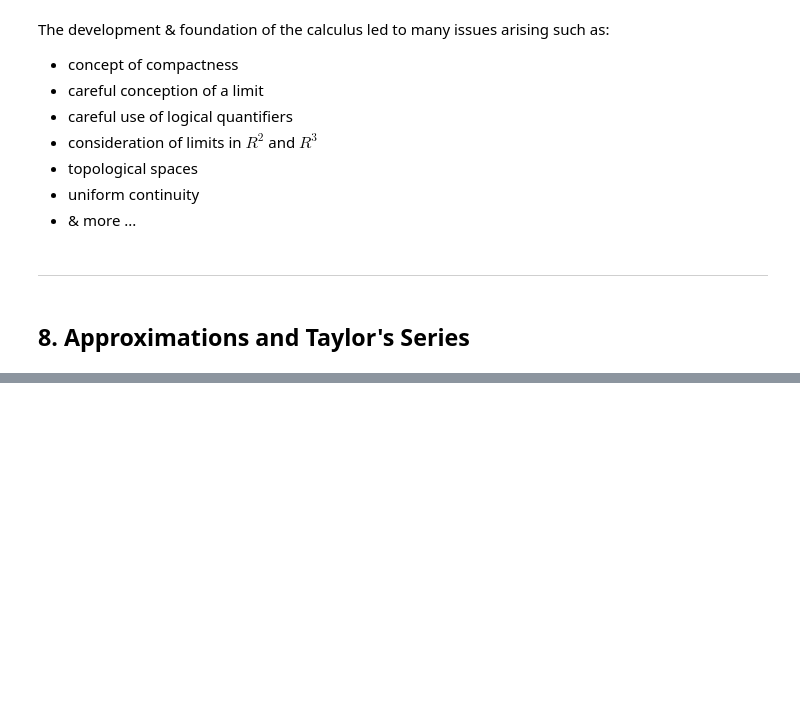
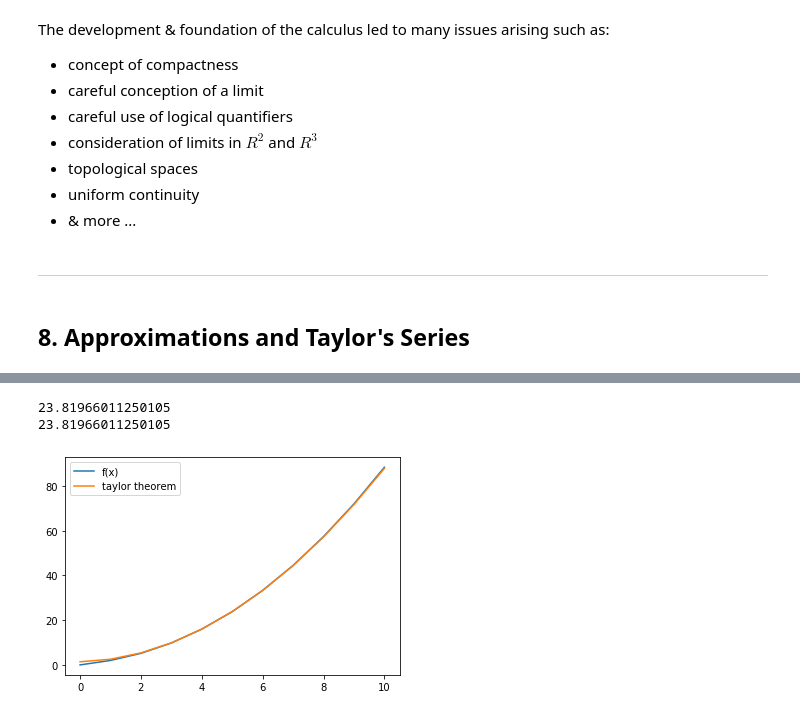
Before and after one commit to James-G-Hill/Sympy-Companion-to-Mathematics-Form-and-Function, a Jupyter notebook: Chapter 6.ipynb, the cells around one changed output, grey strips where cells are left out. Saved outputs shown, nothing was run; the diff lists cells and outputs as text; code cells hidden in the pictures; blank space fills up the shorter version.

```diff
--- a/Chapter 6.ipynb
+++ b/Chapter 6.ipynb
@@ -222,0 +275,33 @@ The development & foundation of the calculus led to many issues arising such as:
+# %%
+# Below we see Taylor's theorem; the first n-1 derivatives of f provide coefficients
+# for an approximation to f by a polynomial of degree n-1
+
+n = Symbol('n')
+
+# Had to hardcode 3 as number of derivatives (same as n)
+taylors_theorem = f(a) + sum(
+    [
+        diff(f(a), a, k) * (((x - a)**k) / factorial(k))
+        for k in [x for x in range(1, 3)]
+    ]) + diff(f(ex), ex, n) * (((x - a)**n) / factorial(n))
+
+taylors_theorem = lambdify((x, a, ex, n), taylors_theorem)
+x_value = 5
+ex_value = 2
+n_derivatives = 3
+
+print(f(x_value))
+print(taylors_theorem(x_value, hold_a, ex_value, n_derivatives))
+
+t_series = [
+    taylors_theorem(y, hold_a, ex_value, n_derivatives) for y in range(0, 11)
+]
+
+plt.plot(x_hat, label = "f(x)")
+plt.plot(t_series, label = "taylor theorem")
+plt.legend()
+plt.show()
+# %% [output]
+23.81966011250105
+23.81966011250105
+[figure, added]
```
Also changed, not shown: parts of 5 cells of this notebook.
